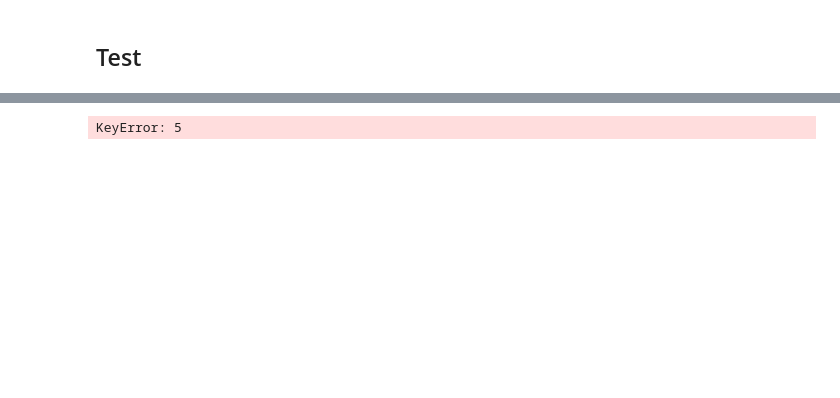
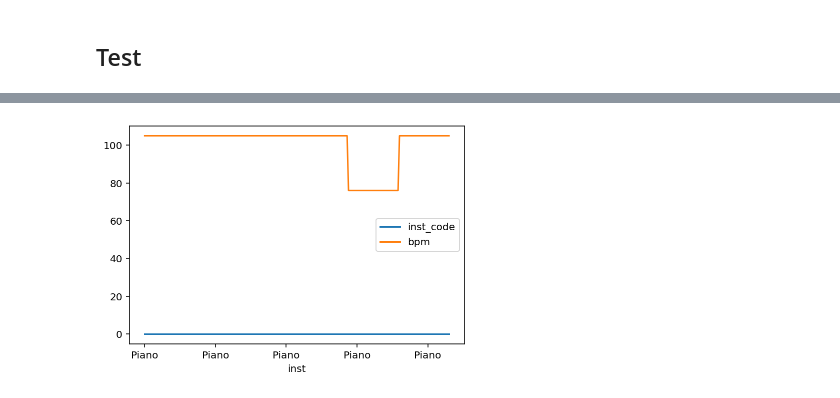
Before and after one commit to petcomputacaoufrgs/papagaio, a Jupyter notebook: src/MusicGeneratorLSTM.ipynb, the cells around one changed output, grey strips where cells are left out. Saved outputs shown, nothing was run; the diff lists cells and outputs as text; code cells hidden in the pictures; blank space fills up the shorter version.

```diff
--- a/src/MusicGeneratorLSTM.ipynb
+++ b/src/MusicGeneratorLSTM.ipynb
@@ -466,4 +523,6 @@ df_decoded_song
 # %%
+
+df_decoded_song.plot()
 data_out = decode_data(df_decoded_song, N_FRAMES, save_as=out_decoded)
 # %% [output]
 Decoding instrument: Piano
@@ -470 +530 @@ Decoding instrument: Piano
-KeyError: 5
+[figure, added]
```
Also changed, not shown: parts of 22 cells of this notebook, 2 other files.
